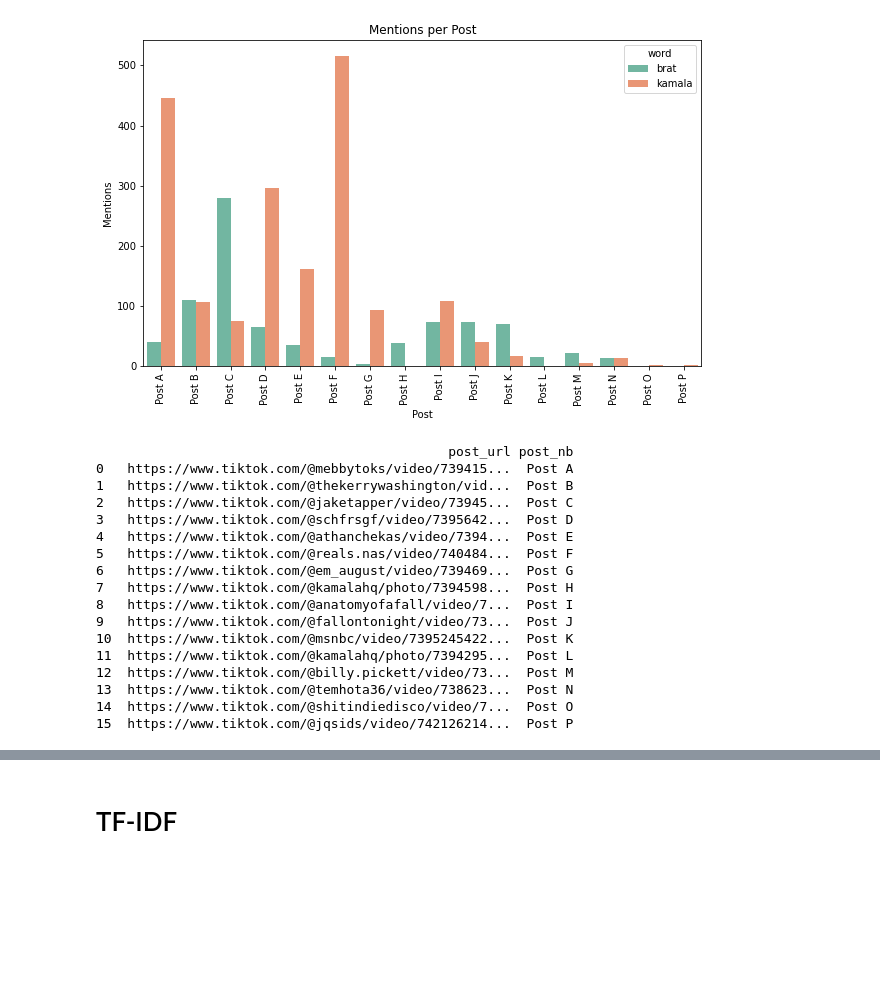
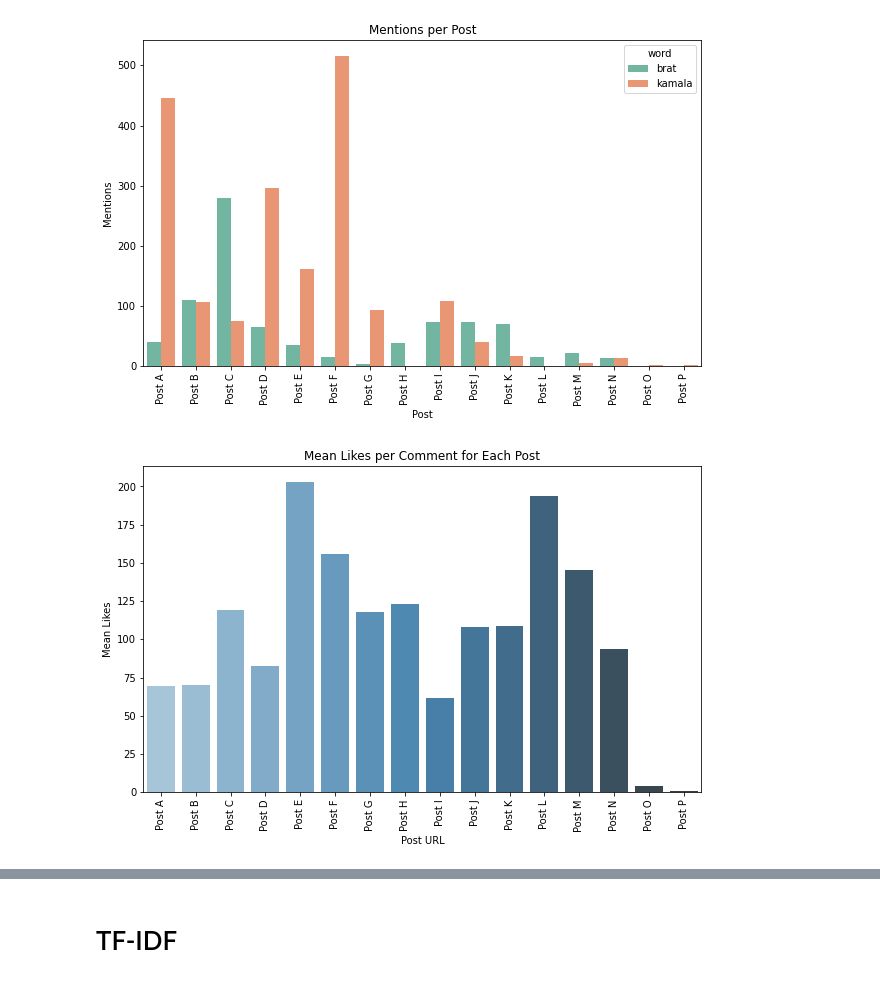
Before and after one commit to pouvoirdasha/sociology_scrapping, a Jupyter notebook: notebooks_stats_finetuning/decriptive_stats_dasha.ipynb, the cells around one changed output, grey strips where cells are left out. Cells and saved outputs as stored; diff of their text form; code cells hidden in the pictures; blank space fills up the shorter version.

```diff
--- a/notebooks_stats_finetuning/decriptive_stats_dasha.ipynb
+++ b/notebooks_stats_finetuning/decriptive_stats_dasha.ipynb
@@ -189,10 +210,0 @@ sns.barplot(x='post_nb', y='share_of_users', data=users_per_post, palette='virid
-# %%
-#number of likes en moyenne par commentaire sur un post en particulier
-
-tiktok['Nickname'] = tiktok['Nickname'].astype("string")
-tiktok['User @'] = tiktok['User @'].astype("string")
-
-tiktok_postA = tiktok[tiktok['']]
-
-tiktok.dtypes
-sns.barplot(x='User @', y='Likes', data=tiktok)#, palette='viridis')
@@ -268,29 +280,16 @@ plt.ylabel("Mentions")
 plt.show()
 # %% [output]
 [figure]
-# %%
-renaming_table = pd.DataFrame(list(renaming_posts.items()), columns=['post_url', 'post_nb'])
-
-# Save the table to a CSV file
-renaming_table.to_csv('post_renaming_table.csv', index=False)
-
-# Print the table to check
-print(renaming_table)
-# %% [output]
-                                             post_url post_nb
-0   https://www.tiktok.com/@mebbytoks/video/739415...  Post A
-1   https://www.tiktok.com/@thekerrywashington/vid...  Post B
-2   https://www.tiktok.com/@jaketapper/video/73945...  Post C
-3   https://www.tiktok.com/@schfrsgf/video/7395642...  Post D
-4   https://www.tiktok.com/@athanchekas/video/7394...  Post E
-5   https://www.tiktok.com/@reals.nas/video/740484...  Post F
-6   https://www.tiktok.com/@em_august/video/739469...  Post G
-7   https://www.tiktok.com/@kamalahq/photo/7394598...  Post H
-8   https://www.tiktok.com/@anatomyofafall/video/7...  Post I
-9   https://www.tiktok.com/@fallontonight/video/73...  Post J
-10  https://www.tiktok.com/@msnbc/video/7395245422...  Post K
-11  https://www.tiktok.com/@kamalahq/photo/7394295...  Post L
-12  https://www.tiktok.com/@billy.pickett/video/73...  Post M
-13  https://www.tiktok.com/@temhota36/video/738623...  Post N
-14  https://www.tiktok.com/@shitindiedisco/video/7...  Post O
-15  https://www.tiktok.com/@jqsids/video/742126214...  Post P
+# %%
+#mean comment likes per post
+mean_likes_per_post = tiktok.groupby('post_name')['Likes'].mean().reset_index()
+mean_likes_per_post.columns = ['post_name', 'mean_likes']
+plt.figure(figsize=(10, 6))
+sns.barplot(data=mean_likes_per_post, x='post_name', y='mean_likes', palette='Blues_d')
+plt.xticks(rotation=90)
+plt.title('Mean Likes per Comment for Each Post')
+plt.xlabel('Post URL')
+plt.ylabel('Mean Likes')
+plt.show()
+# %% [output]
+[figure, added]
```
Also changed, not shown: parts of 14 cells of this notebook, 1 other file.
